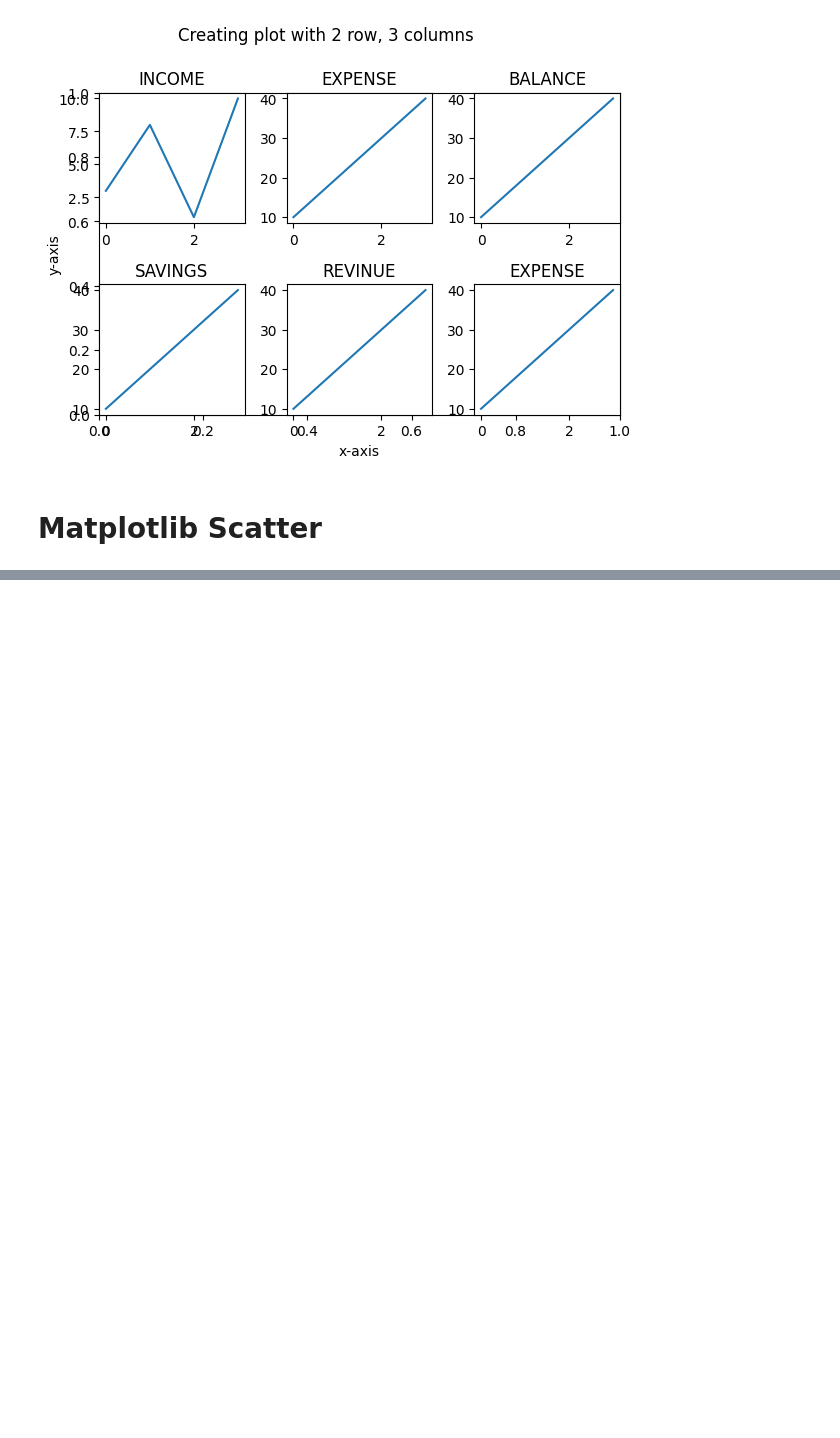
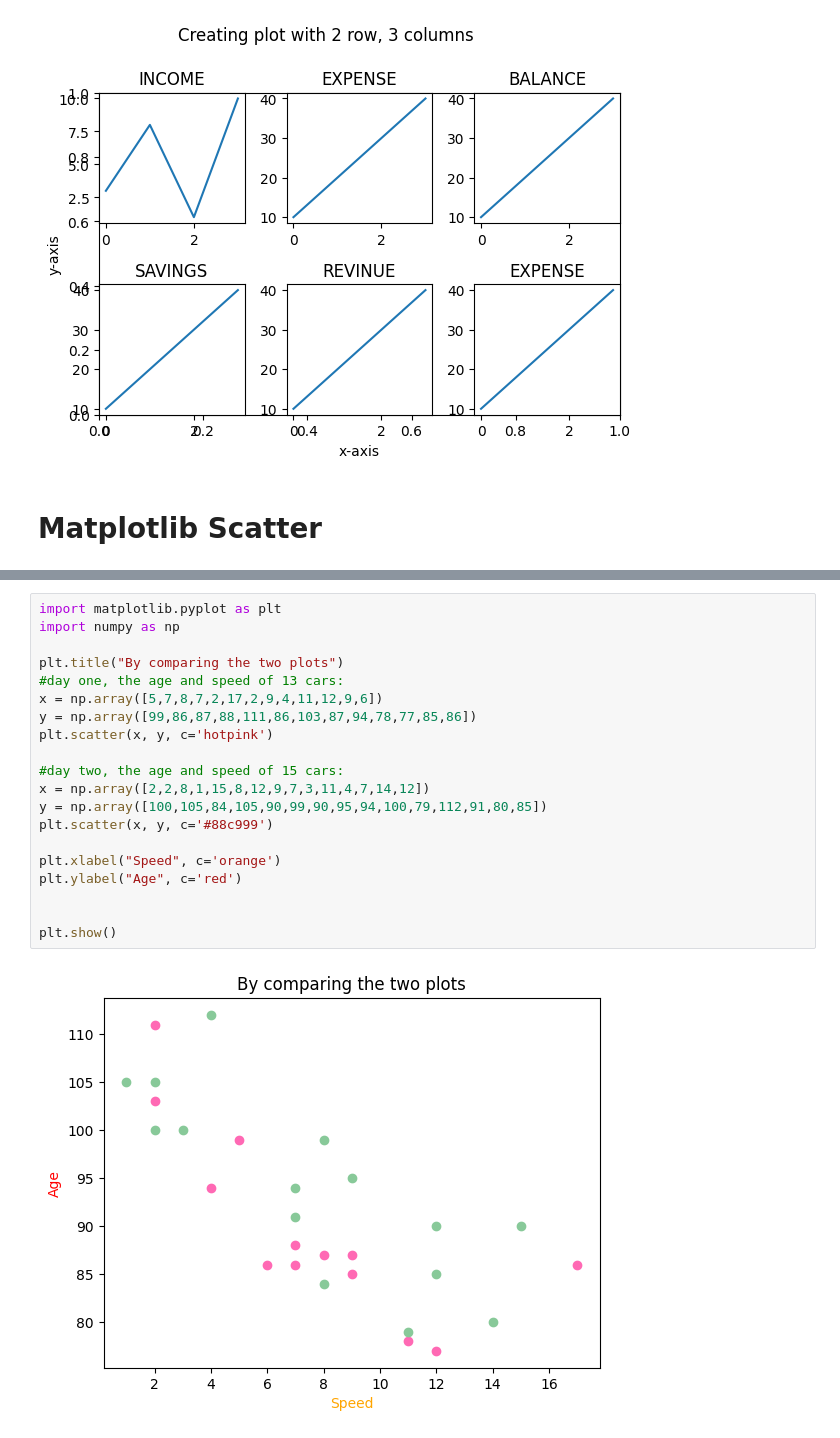
Before and after one commit to payelmiah/Advance-Python-for-Analyst, a Jupyter notebook: Matplotlib.ipynb, the cells around one changed output, grey strips where cells are left out. Saved outputs shown, nothing was run; the diff lists cells and outputs as text; blank space fills up the shorter version.

```diff
--- a/Matplotlib.ipynb
+++ b/Matplotlib.ipynb
@@ -631,0 +672,22 @@ plt.show()
+# %%
+import matplotlib.pyplot as plt
+import numpy as np
+
+plt.title("By comparing the two plots")
+#day one, the age and speed of 13 cars:
+x = np.array([5,7,8,7,2,17,2,9,4,11,12,9,6])
+y = np.array([99,86,87,88,111,86,103,87,94,78,77,85,86])
+plt.scatter(x, y, c='hotpink')
+
+#day two, the age and speed of 15 cars:
+x = np.array([2,2,8,1,15,8,12,9,7,3,11,4,7,14,12])
+y = np.array([100,105,84,105,90,99,90,95,94,100,79,112,91,80,85])
+plt.scatter(x, y, c='#88c999')
+
+plt.xlabel("Speed", c='orange')
+plt.ylabel("Age", c='red')
+
+
+plt.show()
+# %% [output]
+[figure, added]
```
Also changed, not shown: parts of 23 cells of this notebook.
